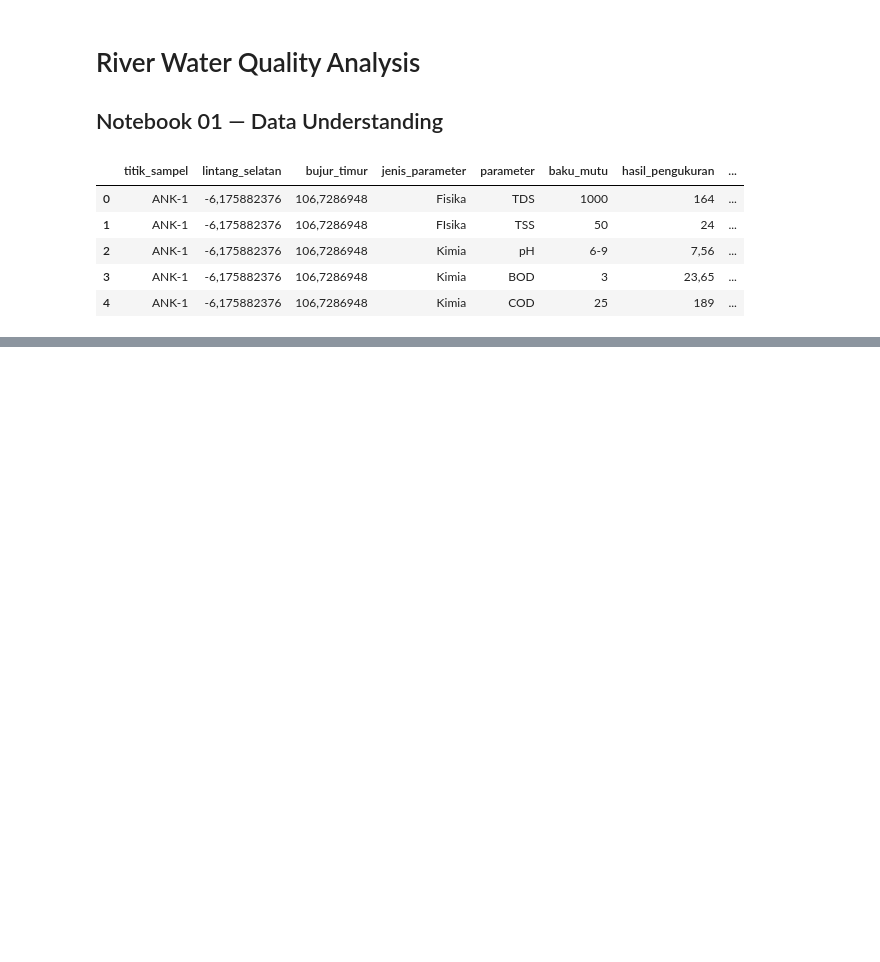
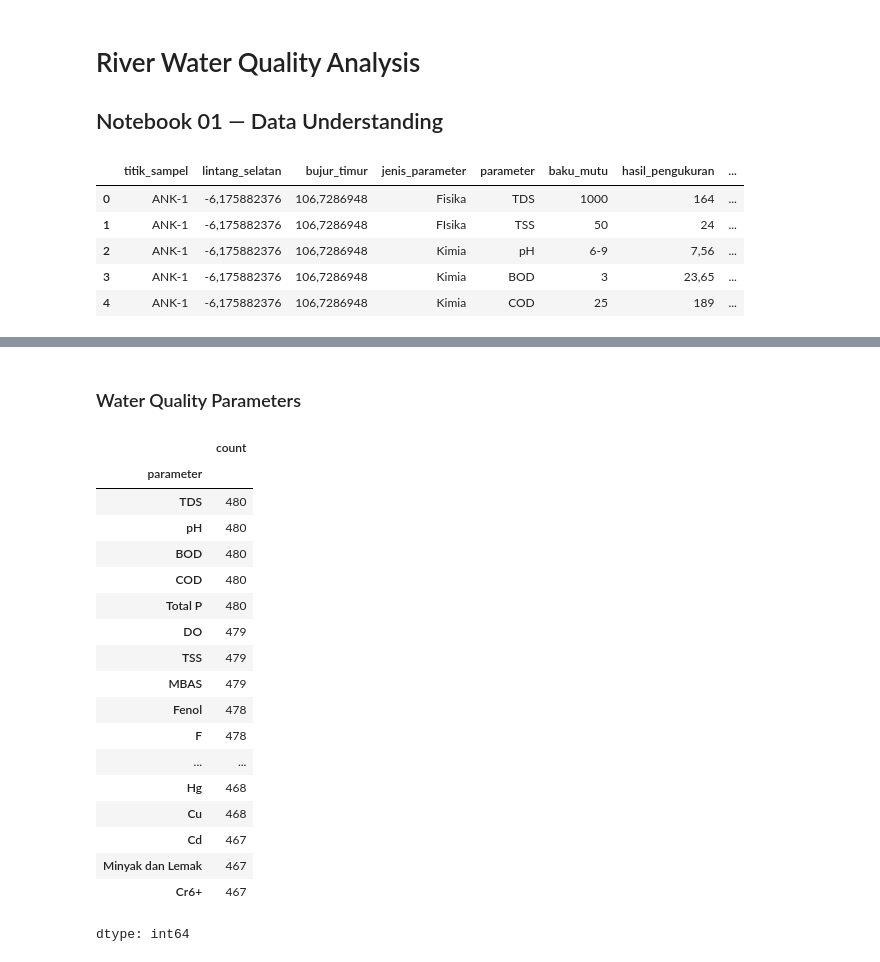
Before and after one commit to ARizalma/river-water-quality-analysis, a Jupyter notebook: notebooks/01_data_understanding.ipynb, the cells around one changed output, grey strips where cells are left out. Drawn from its saved outputs; the diff is of its cells as text; code cells hidden in the pictures; blank space fills up the shorter version.

```diff
--- a/notebooks/01_data_understanding.ipynb
+++ b/notebooks/01_data_understanding.ipynb
@@ -30,0 +170,24 @@ df.head()
+# %% [markdown]
+### Water Quality Parameters
+# %%
+df['parameter'].value_counts()
+# %% [output]
+|  | count |
+| parameter |  |
+| TDS | 480 |
+| pH | 480 |
+| BOD | 480 |
+| COD | 480 |
+| Total P | 480 |
+| DO | 479 |
+| TSS | 479 |
+| MBAS | 479 |
+| Fenol | 478 |
+| F | 478 |
+| ... | ... |
+| Hg | 468 |
+| Cu | 468 |
+| Cd | 467 |
+| Minyak dan Lemak | 467 |
+| Cr6+ | 467 |
+dtype: int64
```
Also changed, not shown: parts of 28 cells of this notebook.
